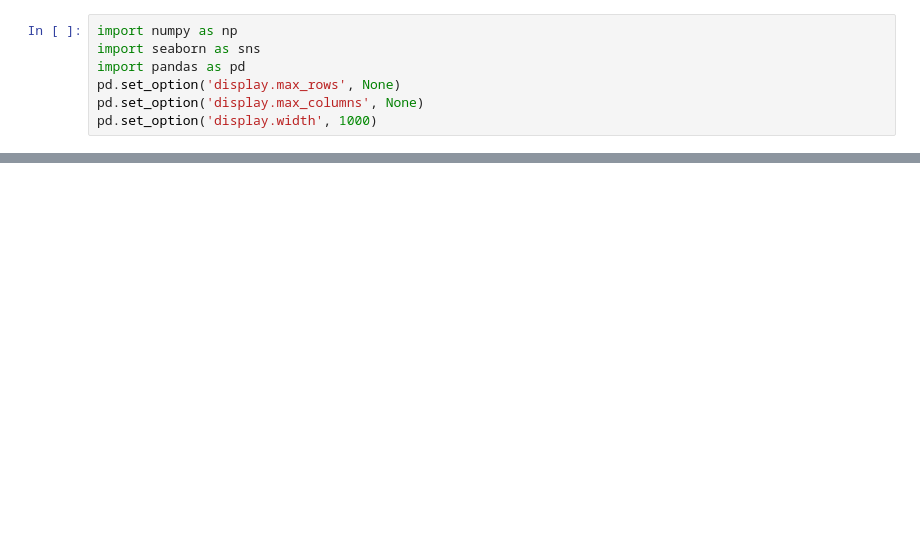
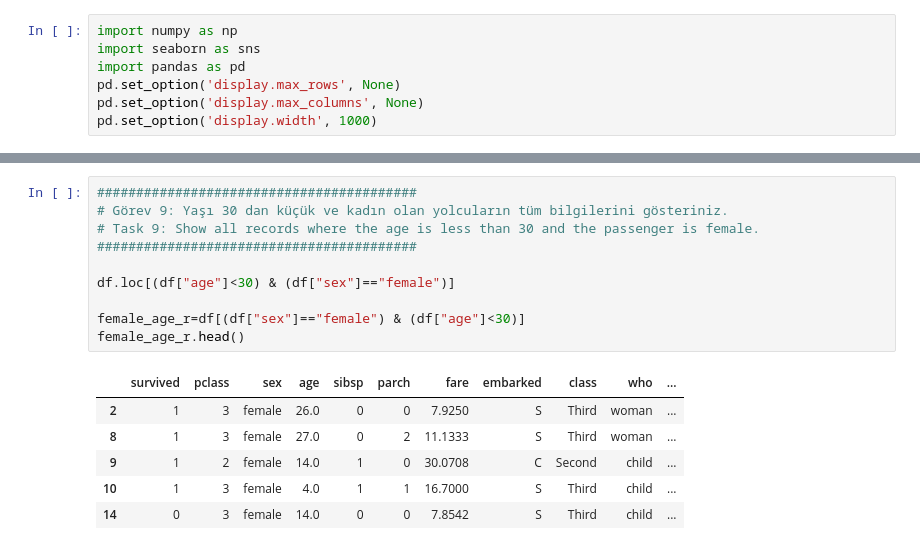
Before and after one commit to YeldaYuksel/Pandas_Exercises, a Jupyter notebook: pandas-exercises.ipynb, the cells around one changed output, grey strips where cells are left out. Saved outputs shown, nothing was run; the diff lists cells and outputs as text; blank space fills up the shorter version.

```diff
--- a/pandas-exercises.ipynb
+++ b/pandas-exercises.ipynb
@@ -222,0 +130,17 @@ pd.set_option('display.width', 1000)
+# %%
+#########################################
+# Görev 9: Yaşı 30 dan küçük ve kadın olan yolcuların tüm bilgilerini gösteriniz.
+# Task 9: Show all records where the age is less than 30 and the passenger is female.
+#########################################
+
+df.loc[(df["age"]<30) & (df["sex"]=="female")]
+
+female_age_r=df[(df["sex"]=="female") & (df["age"]<30)]
+female_age_r.head()
+# %% [output]
+|  | survived | pclass | sex | age | sibsp | parch | fare | embarked | class | who | ... |
+| 2 | 1 | 3 | female | 26.0 | 0 | 0 | 7.9250 | S | Third | woman | ... |
+| 8 | 1 | 3 | female | 27.0 | 0 | 2 | 11.1333 | S | Third | woman | ... |
+| 9 | 1 | 2 | female | 14.0 | 1 | 0 | 30.0708 | C | Second | child | ... |
+| 10 | 1 | 3 | female | 4.0 | 1 | 1 | 16.7000 | S | Third | child | ... |
+| 14 | 0 | 3 | female | 14.0 | 0 | 0 | 7.8542 | S | Third | child | ... |
```
Also changed, not shown: parts of 45 cells of this notebook.
